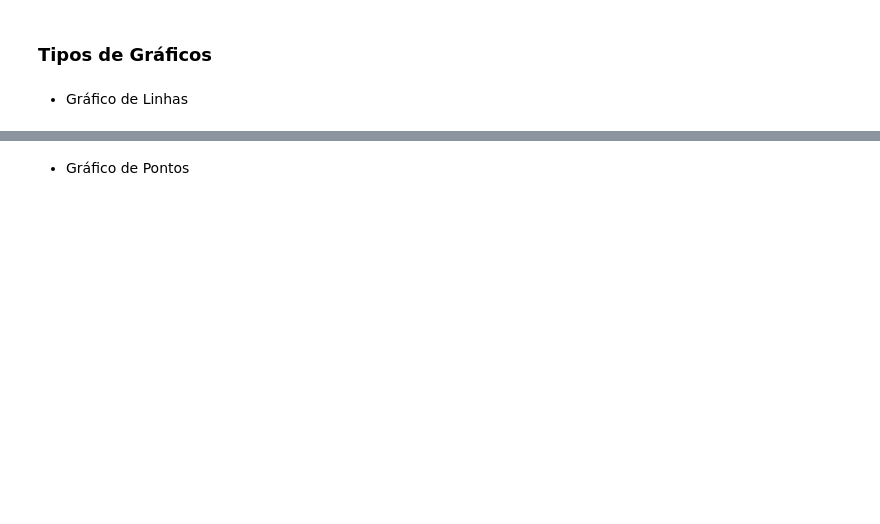
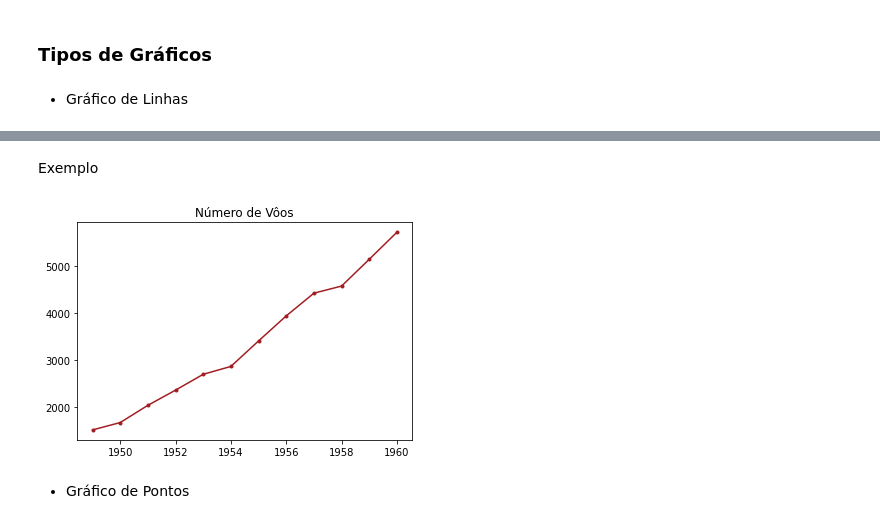
Before and after one commit to davialvesguerra/Matplotlib, a Jupyter notebook: Matplotlib.ipynb, the cells around one changed output, grey strips where cells are left out. Drawn from its saved outputs; the diff is of its cells as text; code cells hidden in the pictures; blank space fills up the shorter version.

```diff
--- a/Matplotlib.ipynb
+++ b/Matplotlib.ipynb
@@ -16,3 +58,18 @@ plt.plot(x,y)
+# %% [markdown]
+Exemplo
+# %%
+##Mostrando um exemplo mais complexo
+data = sns.load_dataset('flights')
+data = data.groupby("year").sum()
+
+x = data.index
+y = data.passengers
+
+plt.plot(x,y,color = "#A11D21",marker='o', markerfacecolor='#A11D21', markersize=3)
+plt.title("Número de Vôos")
+plt.show()
+# %% [output]
+[figure, added]
 # %% [markdown]
 * Gráfico de Pontos
 # %%
```
Also changed, not shown: parts of 16 cells of this notebook.
